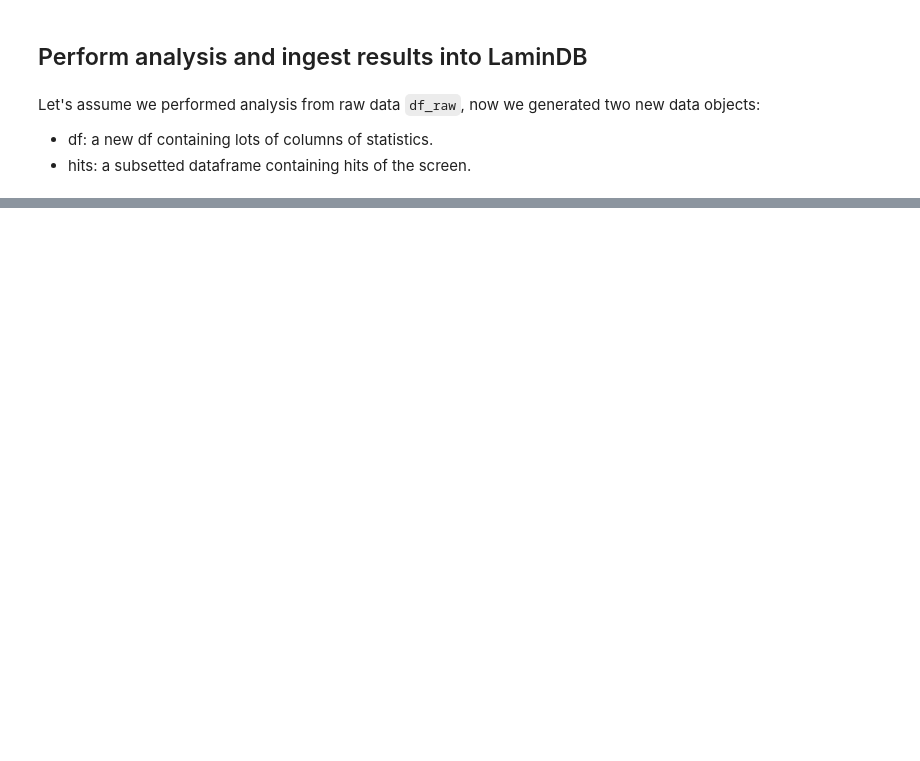
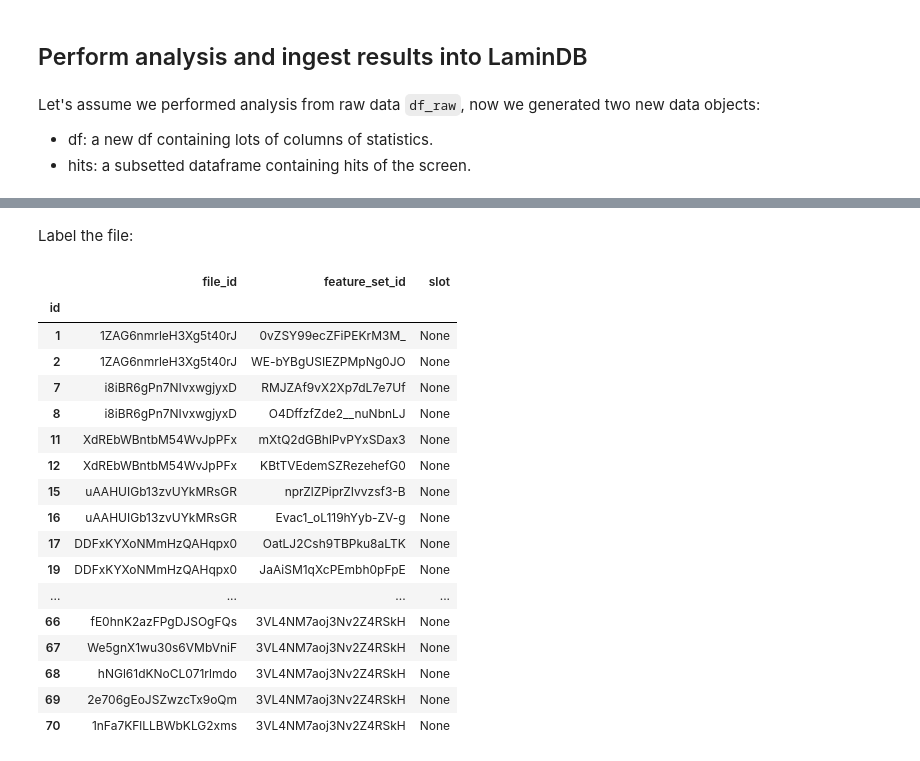
Before and after one commit to laminlabs/schmidt22, a Jupyter notebook: docs/4-analyze-assay.ipynb, the cells around one changed output, grey strips where cells are left out. Drawn from its saved outputs; the diff is of its cells as text; code cells hidden in the pictures; blank space fills up the shorter version.

```diff
--- a/docs/4-analyze-assay.ipynb
+++ b/docs/4-analyze-assay.ipynb
@@ -12,7 +14,6 @@ ln.track()
 # %% [markdown]
 ## Download assay readout from wetlab
 # %%
-# file = ln.File.filter(id="").one()
-file = ln.File.filter(key="schmidt22-crispra-gws-IFNG.csv").one()
+file = ln.File.filter(id="IqLXOaxqXG1k1uVVRaox").one()
 # %%
 file.describe()
@@ -40,3 +68,26 @@ file_hits.save()
+# %% [markdown]
+Label the file:
+# %%
+file_hits.feature_sets.through.objects.all().df().head(50)
+# %% [output]
+|  | file_id | feature_set_id | slot |
+| id |  |  |  |
+| 1 | 1ZAG6nmrleH3Xg5t40rJ | 0vZSY99ecZFiPEKrM3M_ | None |
+| 2 | 1ZAG6nmrleH3Xg5t40rJ | WE-bYBgUSIEZPMpNg0JO | None |
+| 7 | i8iBR6gPn7NIvxwgjyxD | RMJZAf9vX2Xp7dL7e7Uf | None |
+| 8 | i8iBR6gPn7NIvxwgjyxD | O4DffzfZde2__nuNbnLJ | None |
+| 11 | XdREbWBntbM54WvJpPFx | mXtQ2dGBhlPvPYxSDax3 | None |
+| 12 | XdREbWBntbM54WvJpPFx | KBtTVEdemSZRezehefG0 | None |
+| 15 | uAAHUIGb13zvUYkMRsGR | nprZlZPiprZIvvzsf3-B | None |
+| 16 | uAAHUIGb13zvUYkMRsGR | Evac1_oL119hYyb-ZV-g | None |
+| 17 | DDFxKYXoNMmHzQAHqpx0 | OatLJ2Csh9TBPku8aLTK | None |
+| 19 | DDFxKYXoNMmHzQAHqpx0 | JaAiSM1qXcPEmbh0pFpE | None |
+| ... | ... | ... | ... |
+| 66 | fE0hnK2azFPgDJSOgFQs | 3VL4NM7aoj3Nv2Z4RSkH | None |
+| 67 | We5gnX1wu30s6VMbVniF | 3VL4NM7aoj3Nv2Z4RSkH | None |
+| 68 | hNGl61dKNoCL071rlmdo | 3VL4NM7aoj3Nv2Z4RSkH | None |
+| 69 | 2e706gEoJSZwzcTx9oQm | 3VL4NM7aoj3Nv2Z4RSkH | None |
+| 70 | 1nFa7KFlLLBWbKLG2xms | 3VL4NM7aoj3Nv2Z4RSkH | None |
 # %%
 efo = lb.ExperimentalFactor.lookup()
 
```
Also changed, not shown: parts of 17 cells of this notebook, 1 other file.
